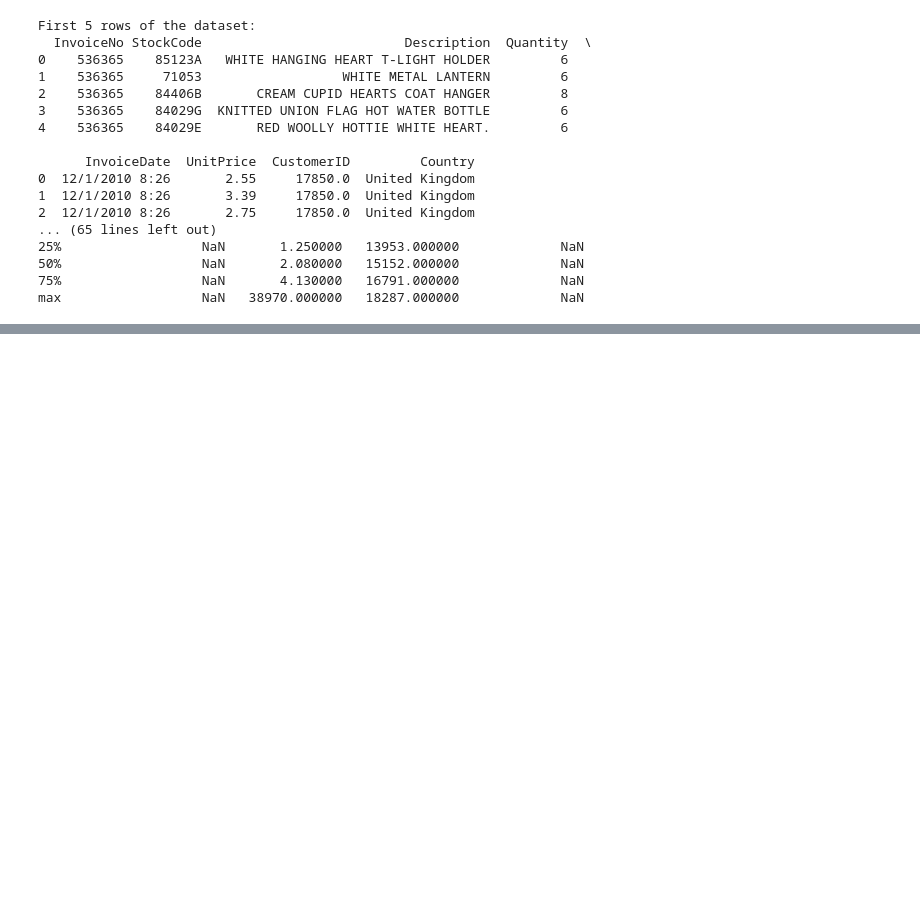
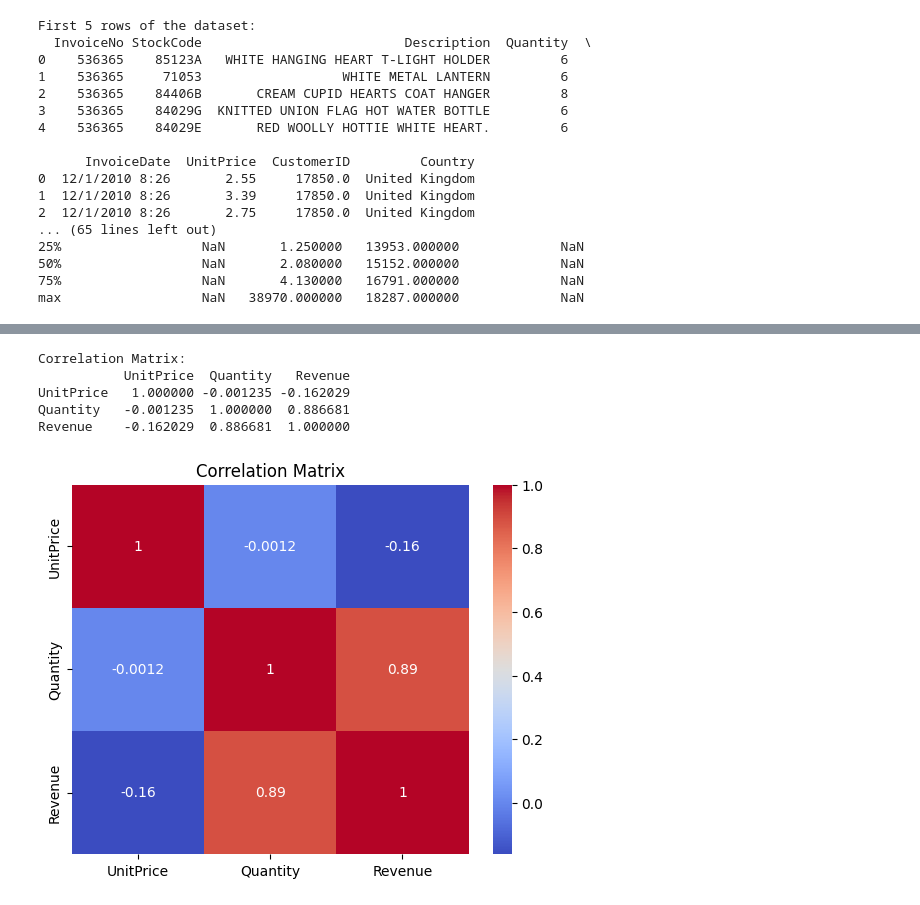
Before and after one commit to willlltrue/SCTP-Capstone-Project-Ecommerce-Data-Analysis, a Jupyter notebook: Project_File.ipynb, the cells around one changed output, grey strips where cells are left out. Saved outputs shown, nothing was run; the diff lists cells and outputs as text; code cells hidden in the pictures; blank space fills up the shorter version.

```diff
--- a/Project_File.ipynb
+++ b/Project_File.ipynb
@@ -84,0 +97,8 @@ max                  NaN   38970.000000   18287.000000             NaN
+# %%
+# Calculate Revenue
+df['Revenue'] = df['Quantity'] * df['UnitPrice']
+print("\nRevenue column added. First 5 rows with Revenue:")
+print(df[['Quantity', 'UnitPrice', 'Revenue']].head())
+# Give descriptive statistics for Quantity, UnitPrice, and Revenue
+print("\nDescriptive Statistics for Quantity, UnitPrice, and Revenue:")
+print(df[['Quantity', 'UnitPrice', 'Revenue']].describe())
@@ -85,10 +129,8 @@ max                  NaN   38970.000000   18287.000000             NaN
 # %%
-# Correlation Analysis
-print("\nCorrelation Matrix:")
-print(df.corr())
-
-# Visualizations
-plt.figure(figsize=(10,6))
-sns.heatmap(df.corr(), annot=True, cmap='coolwarm')
-plt.title('Correlation Heatmap')
-plt.show()
+# Correct the InvoiceDate format
+df['InvoiceDate'] = pd.to_datetime(df['InvoiceDate'])
+# Correct the CustomerID data type
+df['CustomerID'] = df['CustomerID'].astype('str')
+# Double check the data types after corrections
+print("\nData Types after corrections:")
+print(df.dtypes)
@@ -94,0 +149,15 @@ plt.show()
+# %%
+# Perform a correlation analysis between UnitPrice, Quantity, and Revenue
+correlation_matrix = df[['UnitPrice', 'Quantity', 'Revenue']].corr()
+print("\nCorrelation Matrix:")
+print(correlation_matrix)
+sns.heatmap(correlation_matrix, annot=True, cmap='coolwarm')
+plt.title('Correlation Matrix')
+plt.show()
+# %% [output]
+Correlation Matrix:
+           UnitPrice  Quantity   Revenue
+UnitPrice   1.000000 -0.001235 -0.162029
+Quantity   -0.001235  1.000000  0.886681
+Revenue    -0.162029  0.886681  1.000000
+[figure, added]
```
Also changed, not shown: parts of 16 cells of this notebook, 1 other file.
